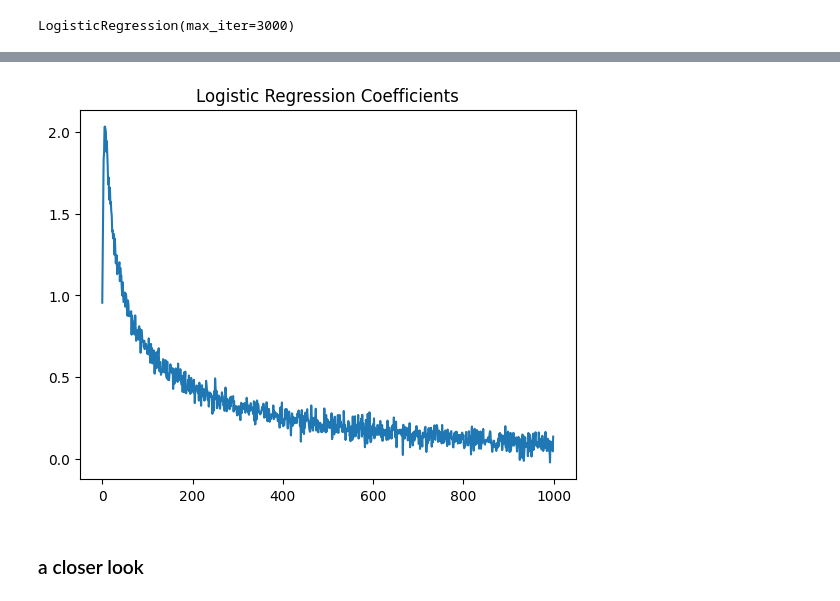
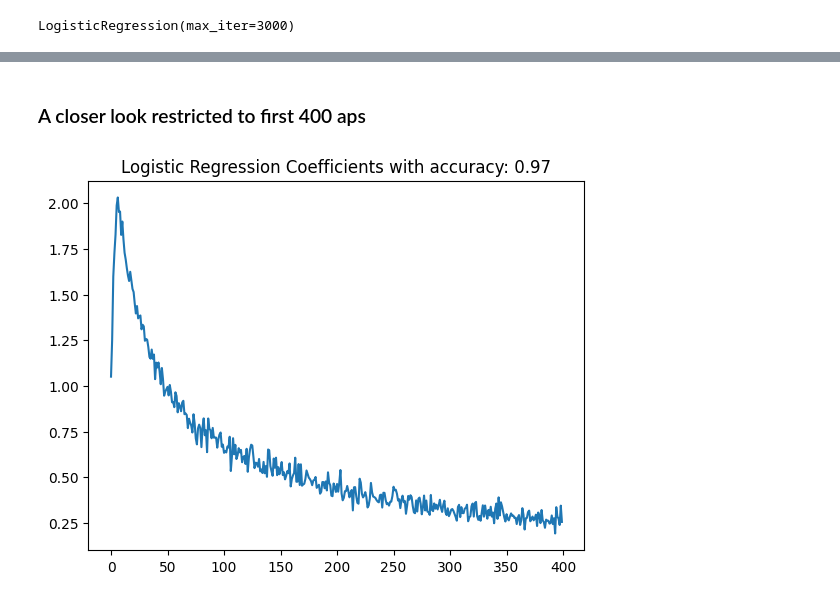
Before and after one commit to BarinderBanwait/ml_rnt, a Jupyter notebook: notebooks/LR_coefficients.ipynb, the cells around one changed output, grey strips where cells are left out. Drawn from its saved outputs; the diff is of its cells as text; code cells hidden in the pictures.

Commit message:
added an accuracy score for the plots

```diff
--- a/notebooks/LR_coefficients.ipynb
+++ b/notebooks/LR_coefficients.ipynb
@@ -52,6 +54,7 @@ X = scaler.fit_transform(X)
 X_train, X_test, y_train, y_test = train_test_split(X, y, shuffle=True)
 # %%
 # train a svm model for X_train and y_train
-clf.fit(X_train, y_train)
+clf_std = LogisticRegression(max_iter=3000)
+clf_std.fit(X_train, y_train)
 # %% [output]
 LogisticRegression(max_iter=3000)
@@ -58,9 +69,9 @@ LogisticRegression(max_iter=3000)
+# %% [markdown]
+### A closer look restricted to first 400 aps
 # %%
 # plot the coefficients of the logistic regression model
-plt.plot(clf.coef_[0])
-plt.title(f"{model_name} Coefficients")
+plt.plot(clf_std.coef_[0][:400])
+plt.title(f"{model_name} Coefficients with accuracy: {acc_std:.2f}")
 plt.show()
 # %% [output]
-[figure, old version]
+[figure, new version]
-# %% [markdown]
-### a closer look
```
Also changed, not shown: parts of 3 cells of this notebook.
